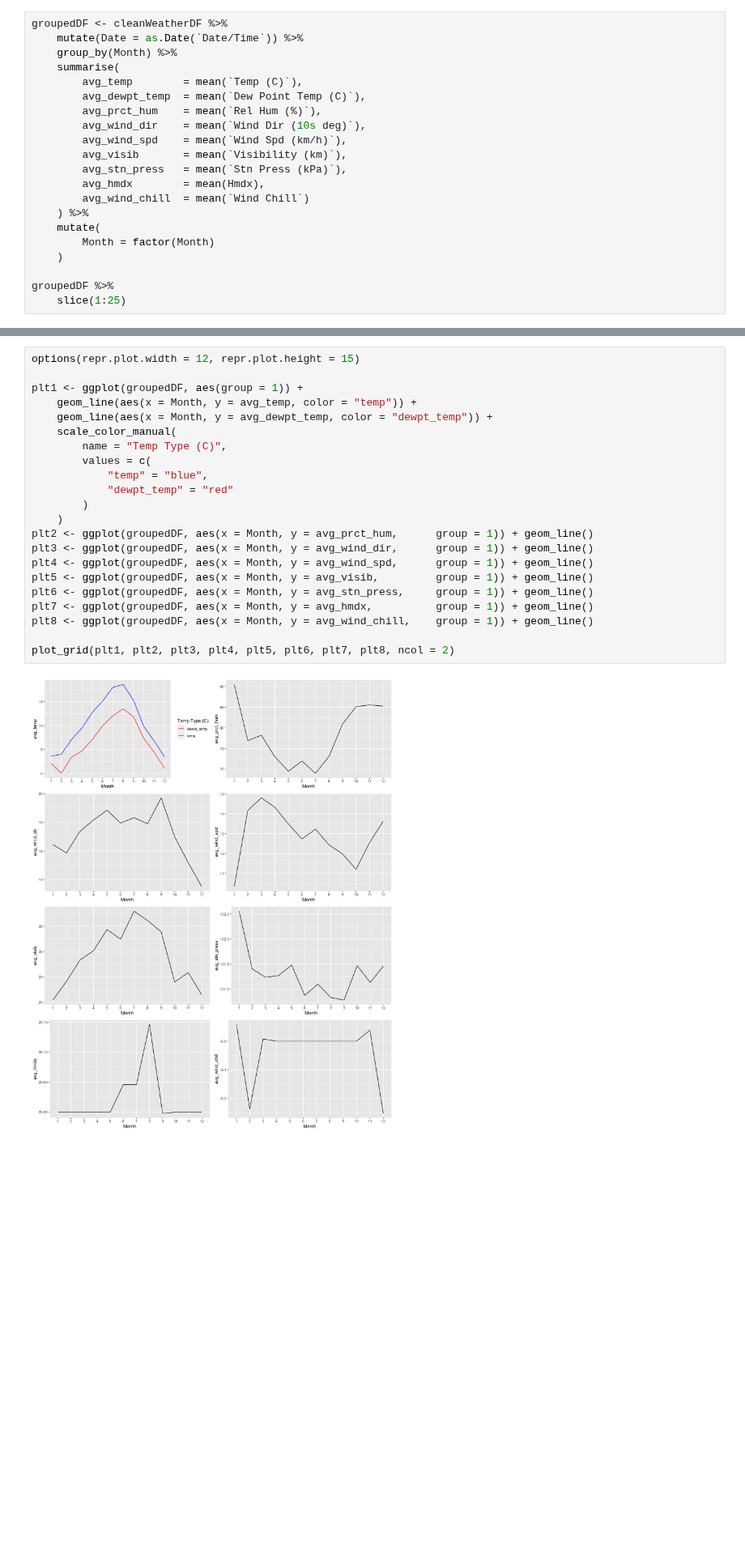
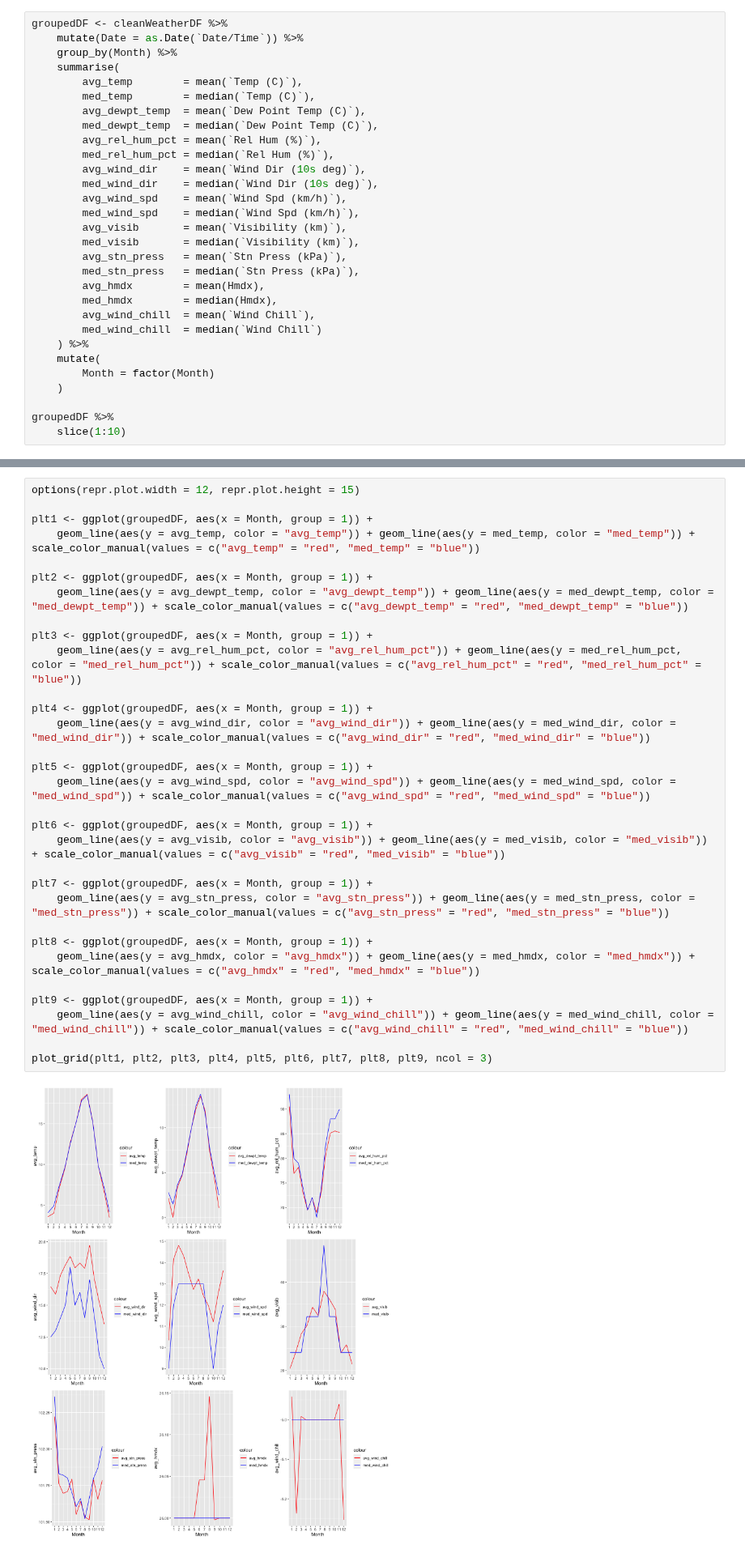
Before and after one commit to philippebarrette4/INF1430, a Jupyter notebook: scripts/ClimateAnalysis/HourlyWeather.ipynb, the cells around one changed output, grey strips where cells are left out. Shown at 81% size. Drawn from its saved outputs; the diff is of its cells as text; blank space fills up the shorter version.

Commit message:
added plots for all important columns

```diff
--- a/scripts/ClimateAnalysis/HourlyWeather.ipynb
+++ b/scripts/ClimateAnalysis/HourlyWeather.ipynb
@@ -100,19 +119,28 @@ groupedDF <- cleanWeatherDF %>%
     group_by(Month) %>%
     summarise(
         avg_temp        = mean(`Temp (C)`),
+        med_temp        = median(`Temp (C)`),
         avg_dewpt_temp  = mean(`Dew Point Temp (C)`),
-        avg_prct_hum    = mean(`Rel Hum (%)`),
+        med_dewpt_temp  = median(`Dew Point Temp (C)`),
+        avg_rel_hum_pct = mean(`Rel Hum (%)`),
+        med_rel_hum_pct = median(`Rel Hum (%)`),
         avg_wind_dir    = mean(`Wind Dir (10s deg)`),
+        med_wind_dir    = median(`Wind Dir (10s deg)`),
         avg_wind_spd    = mean(`Wind Spd (km/h)`),
+        med_wind_spd    = median(`Wind Spd (km/h)`),
         avg_visib       = mean(`Visibility (km)`),
+        med_visib       = median(`Visibility (km)`),
         avg_stn_press   = mean(`Stn Press (kPa)`),
+        med_stn_press   = median(`Stn Press (kPa)`),
         avg_hmdx        = mean(Hmdx),
-        avg_wind_chill  = mean(`Wind Chill`)
+        med_hmdx        = median(Hmdx),
+        avg_wind_chill  = mean(`Wind Chill`),
+        med_wind_chill  = median(`Wind Chill`)
     ) %>%
     mutate(
         Month = factor(Month)
     )
 
 groupedDF %>%
-    slice(1:25)
+    slice(1:10)
 # %% [output]
@@ -134,24 +160,33 @@ A tibble: 12 × 10
 # %%
 options(repr.plot.width = 12, repr.plot.height = 15)
 
-plt1 <- ggplot(groupedDF, aes(group = 1)) +
-    geom_line(aes(x = Month, y = avg_temp, color = "temp")) +
-    geom_line(aes(x = Month, y = avg_dewpt_temp, color = "dewpt_temp")) +
-    scale_color_manual(
-        name = "Temp Type (C)",
-        values = c(
-            "temp" = "blue",
-            "dewpt_temp" = "red"
-        )
-    )
-plt2 <- ggplot(groupedDF, aes(x = Month, y = avg_prct_hum,      group = 1)) + geom_line()
-plt3 <- ggplot(groupedDF, aes(x = Month, y = avg_wind_dir,      group = 1)) + geom_line()
-plt4 <- ggplot(groupedDF, aes(x = Month, y = avg_wind_spd,      group = 1)) + geom_line()
-plt5 <- ggplot(groupedDF, aes(x = Month, y = avg_visib,         group = 1)) + geom_line()
-plt6 <- ggplot(groupedDF, aes(x = Month, y = avg_stn_press,     group = 1)) + geom_line()
-plt7 <- ggplot(groupedDF, aes(x = Month, y = avg_hmdx,          group = 1)) + geom_line()
-plt8 <- ggplot(groupedDF, aes(x = Month, y = avg_wind_chill,    group = 1)) + geom_line()
+plt1 <- ggplot(groupedDF, aes(x = Month, group = 1)) +
+    geom_line(aes(y = avg_temp, color = "avg_temp")) + geom_line(aes(y = med_temp, color = "med_temp")) + scale_color_manual(values = c("avg_temp" = "red", "med_temp" = "blue"))
 
-plot_grid(plt1, plt2, plt3, plt4, plt5, plt6, plt7, plt8, ncol = 2)
+plt2 <- ggplot(groupedDF, aes(x = Month, group = 1)) +
+    geom_line(aes(y = avg_dewpt_temp, color = "avg_dewpt_temp")) + geom_line(aes(y = med_dewpt_temp, color = "med_dewpt_temp")) + scale_color_manual(values = c("avg_dewpt_temp" = "red", "med_dewpt_temp" = "blue"))
+
+plt3 <- ggplot(groupedDF, aes(x = Month, group = 1)) +
+    geom_line(aes(y = avg_rel_hum_pct, color = "avg_rel_hum_pct")) + geom_line(aes(y = med_rel_hum_pct, color = "med_rel_hum_pct")) + scale_color_manual(values = c("avg_rel_hum_pct" = "red", "med_rel_hum_pct" = "blue"))
+
+plt4 <- ggplot(groupedDF, aes(x = Month, group = 1)) +
+    geom_line(aes(y = avg_wind_dir, color = "avg_wind_dir")) + geom_line(aes(y = med_wind_dir, color = "med_wind_dir")) + scale_color_manual(values = c("avg_wind_dir" = "red", "med_wind_dir" = "blue"))
+
+plt5 <- ggplot(groupedDF, aes(x = Month, group = 1)) +
+    geom_line(aes(y = avg_wind_spd, color = "avg_wind_spd")) + geom_line(aes(y = med_wind_spd, color = "med_wind_spd")) + scale_color_manual(values = c("avg_wind_spd" = "red", "med_wind_spd" = "blue"))
+
+plt6 <- ggplot(groupedDF, aes(x = Month, group = 1)) +
+    geom_line(aes(y = avg_visib, color = "avg_visib")) + geom_line(aes(y = med_visib, color = "med_visib")) + scale_color_manual(values = c("avg_visib" = "red", "med_visib" = "blue"))
+
+plt7 <- ggplot(groupedDF, aes(x = Month, group = 1)) +
+    geom_line(aes(y = avg_stn_press, color = "avg_stn_press")) + geom_line(aes(y = med_stn_press, color = "med_stn_press")) + scale_color_manual(values = c("avg_stn_press" = "red", "med_stn_press" = "blue"))
+
+plt8 <- ggplot(groupedDF, aes(x = Month, group = 1)) +
+    geom_line(aes(y = avg_hmdx, color = "avg_hmdx")) + geom_line(aes(y = med_hmdx, color = "med_hmdx")) + scale_color_manual(values = c("avg_hmdx" = "red", "med_hmdx" = "blue"))
+
+plt9 <- ggplot(groupedDF, aes(x = Month, group = 1)) +
+    geom_line(aes(y = avg_wind_chill, color = "avg_wind_chill")) + geom_line(aes(y = med_wind_chill, color = "med_wind_chill")) + scale_color_manual(values = c("avg_wind_chill" = "red", "med_wind_chill" = "blue"))
+
+plot_grid(plt1, plt2, plt3, plt4, plt5, plt6, plt7, plt8, plt9, ncol = 3)
 # %% [output]
-[figure, old version]
+[figure, new version]
```
Also changed, not shown: parts of 5 cells of this notebook.
